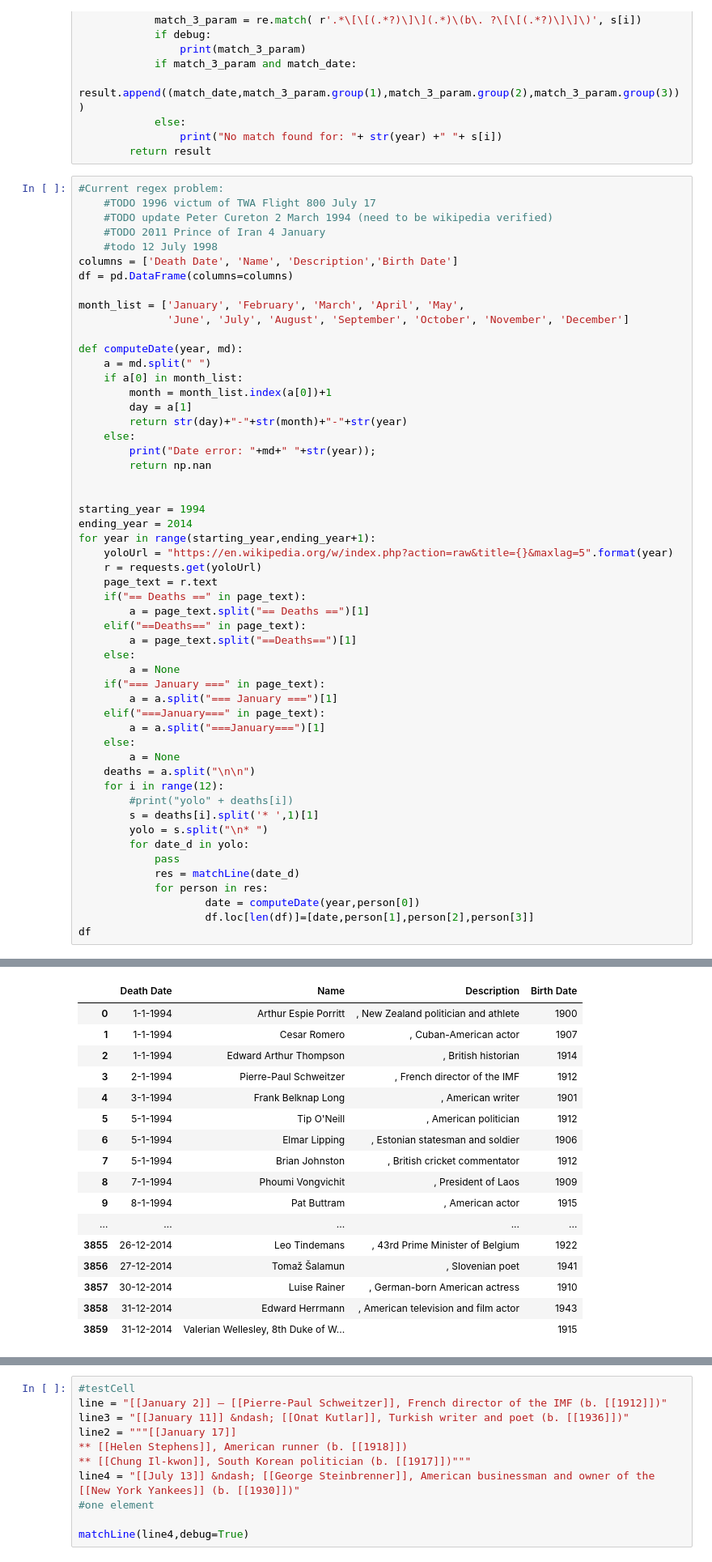
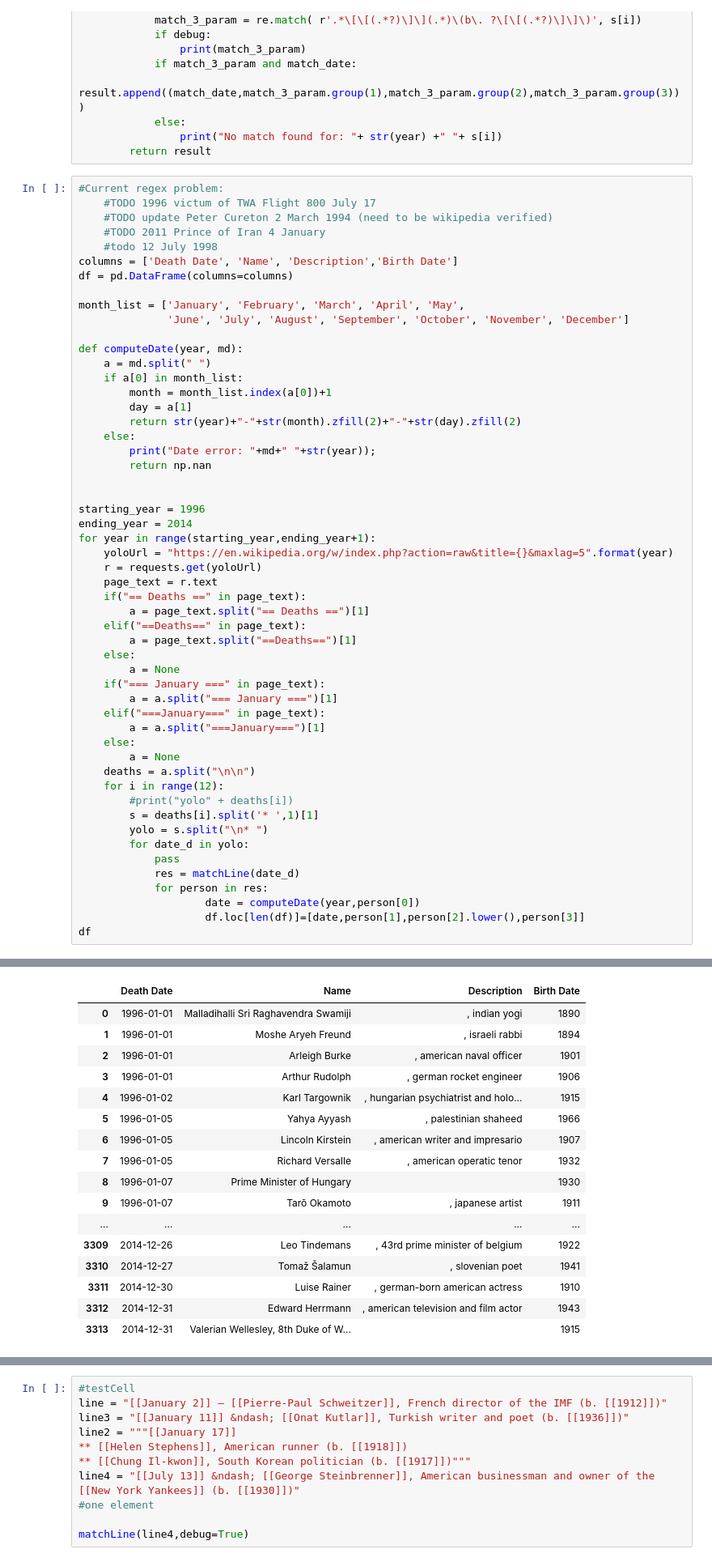
Before and after one commit to NicoBrun/ada2017, a Jupyter notebook: project/Project.ipynb, the cells around one changed output, grey strips where cells are left out. Shown at 81% size. Saved outputs shown, nothing was run; the diff lists cells and outputs as text.

```diff
--- a/project/Project.ipynb
+++ b/project/Project.ipynb
@@ -121,13 +124,13 @@ def computeDate(year, md):
     if a[0] in month_list:
         month = month_list.index(a[0])+1
         day = a[1]
-        return str(day)+"-"+str(month)+"-"+str(year)
+        return str(year)+"-"+str(month).zfill(2)+"-"+str(day).zfill(2)
     else:
         print("Date error: "+md+" "+str(year));
         return np.nan
 
 
-starting_year = 1994
+starting_year = 1996
 ending_year = 2014
 for year in range(starting_year,ending_year+1):
     yoloUrl = "https://en.wikipedia.org/w/index.php?action=raw&title={}&maxlag=5".format(year)
@@ -155,6 +158,6 @@ for year in range(starting_year,ending_year+1):
             res = matchLine(date_d)
             for person in res:
                     date = computeDate(year,person[0])
-                    df.loc[len(df)]=[date,person[1],person[2],person[3]]
+                    df.loc[len(df)]=[date,person[1],person[2].lower(),person[3]]
 df
 # %% [output]
@@ -162,20 +164,20 @@ No match found for: 1994 [[Peter Cureton]], Canadian actor and playwright
 No match found for: 1996  Victims of [[TWA Flight 800]]
 No match found for: 2001  2,996 people (2,977 victims and 19 hijackers) who died in the [[September 11 attacks]]
 No match found for: 2013 [[April 30]] (death announced on this date) &ndash; [[Deanna Durbin]], Canadian-born singer and actress (b. [[1921]])
 |  | Death Date | Name | Description | Birth Date |
-| 0 | 1-1-1994 | Arthur Espie Porritt | , New Zealand politician and athlete | 1900 |
-| 1 | 1-1-1994 | Cesar Romero | , Cuban-American actor | 1907 |
-| 2 | 1-1-1994 | Edward Arthur Thompson | , British historian | 1914 |
-| 3 | 2-1-1994 | Pierre-Paul Schweitzer | , French director of the IMF | 1912 |
-| 4 | 3-1-1994 | Frank Belknap Long | , American writer | 1901 |
-| 5 | 5-1-1994 | Tip O'Neill | , American politician | 1912 |
-| 6 | 5-1-1994 | Elmar Lipping | , Estonian statesman and soldier | 1906 |
-| 7 | 5-1-1994 | Brian Johnston | , British cricket commentator | 1912 |
-| 8 | 7-1-1994 | Phoumi Vongvichit | , President of Laos | 1909 |
-| 9 | 8-1-1994 | Pat Buttram | , American actor | 1915 |
+| 0 | 1996-01-01 | Malladihalli Sri Raghavendra Swamiji | , indian yogi | 1890 |
+| 1 | 1996-01-01 | Moshe Aryeh Freund | , israeli rabbi | 1894 |
+| 2 | 1996-01-01 | Arleigh Burke | , american naval officer | 1901 |
+| 3 | 1996-01-01 | Arthur Rudolph | , german rocket engineer | 1906 |
+| 4 | 1996-01-02 | Karl Targownik | , hungarian psychiatrist and holo... | 1915 |
+| 5 | 1996-01-05 | Yahya Ayyash | , palestinian shaheed | 1966 |
+| 6 | 1996-01-05 | Lincoln Kirstein | , american writer and impresario | 1907 |
+| 7 | 1996-01-05 | Richard Versalle | , american operatic tenor | 1932 |
+| 8 | 1996-01-07 | Prime Minister of Hungary |  | 1930 |
+| 9 | 1996-01-07 | Tarō Okamoto | , japanese artist | 1911 |
 | ... | ... | ... | ... | ... |
-| 3855 | 26-12-2014 | Leo Tindemans | , 43rd Prime Minister of Belgium | 1922 |
-| 3856 | 27-12-2014 | Tomaž Šalamun | , Slovenian poet | 1941 |
-| 3857 | 30-12-2014 | Luise Rainer | , German-born American actress | 1910 |
-| 3858 | 31-12-2014 | Edward Herrmann | , American television and film actor | 1943 |
-| 3859 | 31-12-2014 | Valerian Wellesley, 8th Duke of W... |  | 1915 |
+| 3309 | 2014-12-26 | Leo Tindemans | , 43rd prime minister of belgium | 1922 |
+| 3310 | 2014-12-27 | Tomaž Šalamun | , slovenian poet | 1941 |
+| 3311 | 2014-12-30 | Luise Rainer | , german-born american actress | 1910 |
+| 3312 | 2014-12-31 | Edward Herrmann | , american television and film actor | 1943 |
+| 3313 | 2014-12-31 | Valerian Wellesley, 8th Duke of W... |  | 1915 |
```
Also changed, not shown: parts of 6 cells of this notebook.
